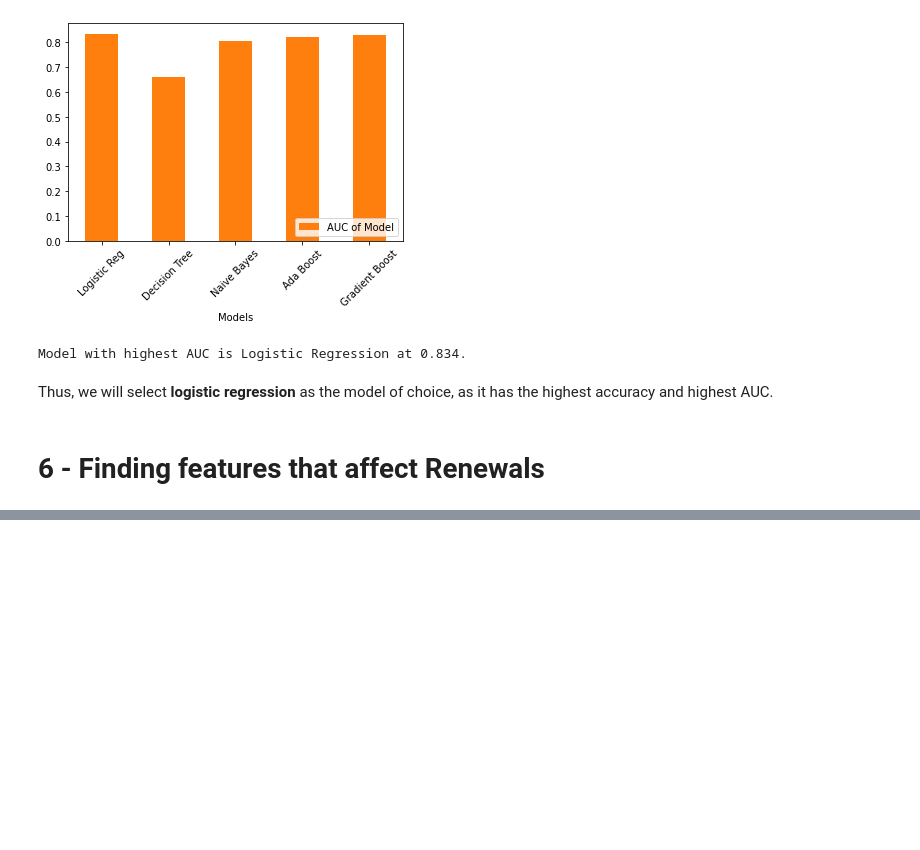
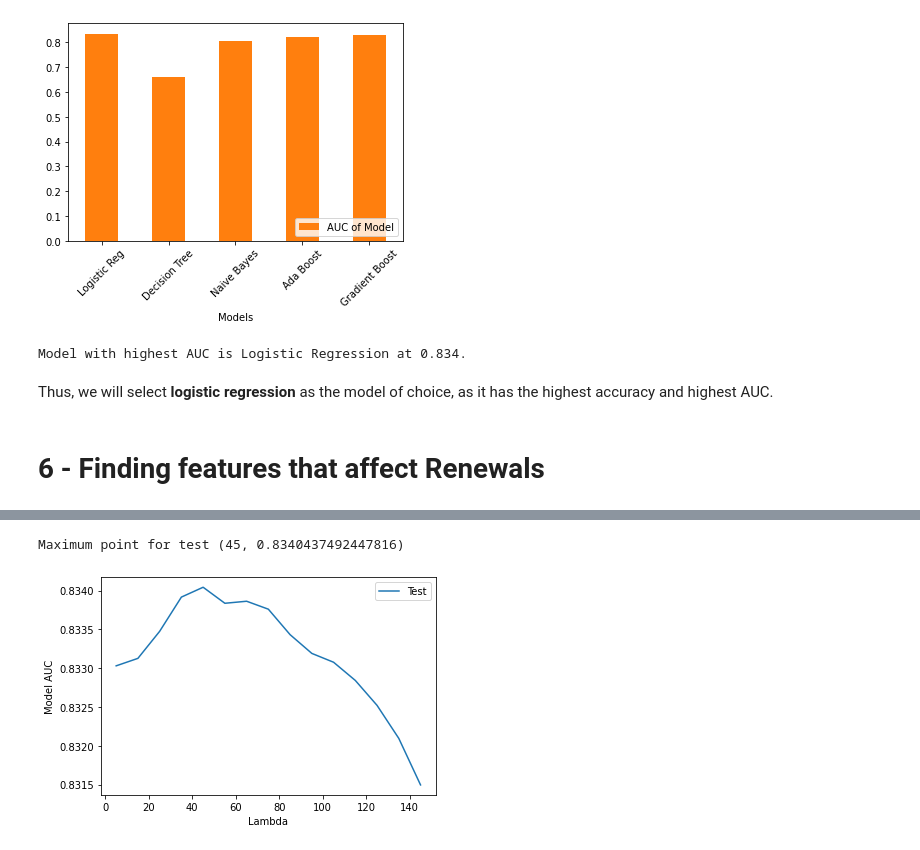
Before and after one commit to Tat-sheng/govtech_vica, a Jupyter notebook: VICA_tatsheng.ipynb, the cells around one changed output, grey strips where cells are left out. Drawn from its saved outputs; the diff is of its cells as text; code cells hidden in the pictures; blank space fills up the shorter version.

```diff
--- a/VICA_tatsheng.ipynb
+++ b/VICA_tatsheng.ipynb
@@ -626,0 +614,53 @@ eStatements_Yes                                        -0.1247      0.041     -3
+# %%
+def simplified_AUC(model):
+    # Get the appropriate feature and outcome data
+    X,y, _ = X_test, y_test, X_test_unscale
+
+    # Get the predicted probablities from the current model and from random predictions
+    model_prob = model.predict_proba(X)
+    model_prob = model_prob[:, 1]
+    ns_prob=[0 for _ in range(len(y))]
+
+    # Get the AUC scores
+    ns_auc=roc_auc_score(y, ns_prob)
+    model_auc = roc_auc_score(y,model_prob)
+
+    return model_auc
+
+
+def plot_auc_l1(LAMBDA):
+    auc_lst_test = []
+
+    for lamb in LAMBDA:
+        #Create an instance of logisticregression named lgstc_reg_l1
+        lgstc_reg_l1 =  LogisticRegression(penalty="l1",solver="liblinear", C = 1/lamb)
+
+        # Fit logististic regression to training set
+        lgstc_reg_l1.fit(X_train, y_train) # fit training data on logistic regression
+
+        # Fit logististic regression to training set
+        auc_lst_test.append(simplified_AUC(lgstc_reg_l1))
+
+
+    # find max points
+    def find_max_point(x,y):
+        max_x, max_y = x[np.argmax(y)] , max(y)
+        return (max_x, max_y)
+
+    # max point for test
+    print("Maximum point for test " + str(find_max_point(LAMBDA, auc_lst_test)))
+
+    # Plot 2 in 1
+    plt.plot(LAMBDA, auc_lst_test, label = "Test")
+    plt.xlabel("Lambda")
+    plt.ylabel("Model AUC")
+    plt.legend()
+    plt.show()
+
+
+plot_auc_l1(LAMBDA)
+
+print('Optimal lambda is 45 obtaining best AUC of 0.834')
+# %% [output]
+Maximum point for test (45, 0.8340437492447816)
+[figure, added]
```
Also changed, not shown: parts of 8 cells of this notebook.
